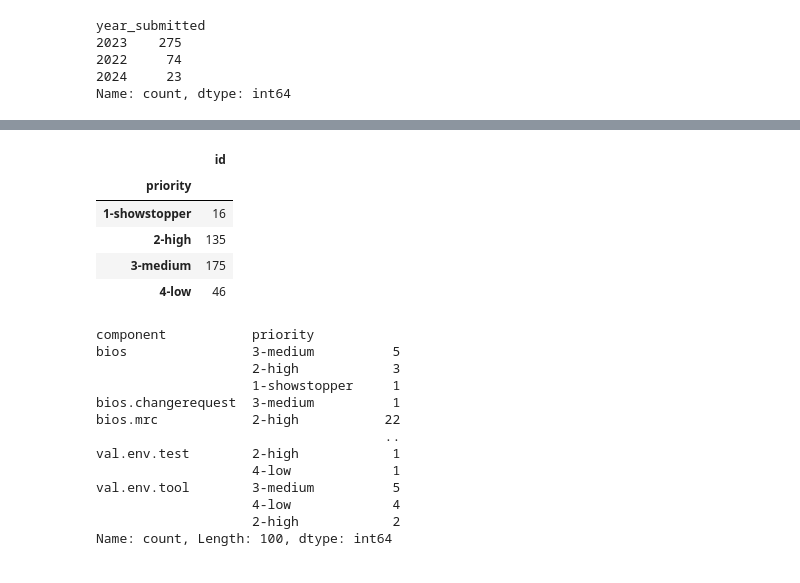
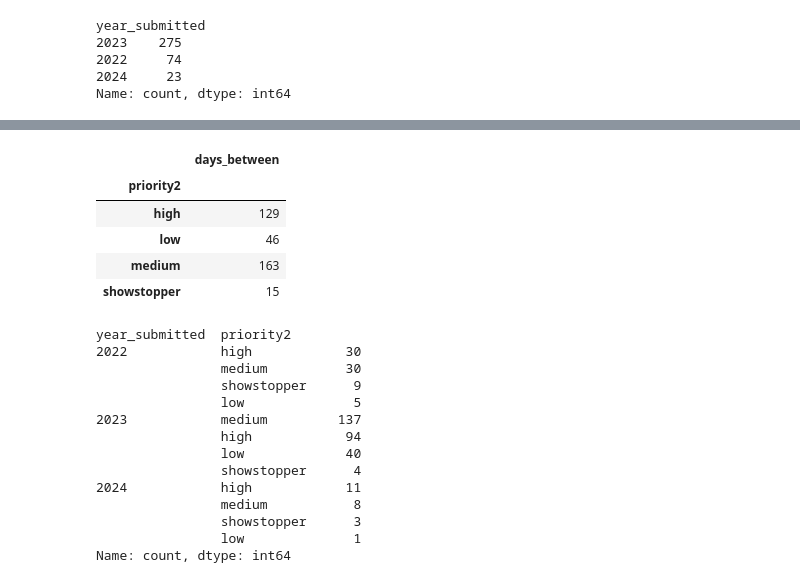
Before and after one commit to oscarhernandezmartinez/AI_WORKSHOP, a Jupyter notebook: EMR_AI_WORKSHOP.ipynb, the cells around one changed output, grey strips where cells are left out. Cells and saved outputs as stored; diff of their text form; code cells hidden in the pictures.

```diff
--- a/EMR_AI_WORKSHOP.ipynb
+++ b/EMR_AI_WORKSHOP.ipynb
@@ -228,7 +225,8 @@ submitted_date2         0
 dtype: int64
 # %%
 #### WE USE DROP TO SELECT ONLY THE COLUMNS THAT WE NEED
-emr_data1.drop(columns=['status_reason','submitted_date','closed_date','release','priority'])
+emr_new=emr_data1.drop(columns=['status_reason','submitted_date','closed_date','release','priority'])
+emr_new
 # %% [output]
 |  | id | updated_date | component | family | title | owner | sighting.conclusion | sighting.team_found | ... |
 | 0 | 14018151333 | 19/12/2022 03:10 | hw.power | Emerald Rapids-SP-XNC Die | [EMR] EMR system Throttles due to... | adabney | hw.bug | ptp | ... |
@@ -246,3 +244,3 @@ emr_data1.drop(columns=['status_reason','submitted_date','closed_date','release'
 # %%
-emr_data1['year_submitted']=emr_data1["submitted_date2"].dt.year
+emr_new['year_submitted']=emr_new["submitted_date2"].dt.year
 # %%
@@ -271,7 +269,9 @@ year_submitted
 Name: count, dtype: int64
 # %%
 #### CALCULATE DAYS BETWEEN SUBMITTED DATE AND CLOSE DATE
-emr_data1['days_between'] = (emr_data1['closed_date2'] -emr_data1['submitted_date2']).dt.days
-emr_data1
+emr_new['days_between'] = (emr_new['closed_date2'] -emr_new['submitted_date2']).dt.days
+emr_new['days_between'] = emr_new['days_between'].astype('Int64')
+emr_new['year_submitted'] = emr_new['year_submitted'].astype('Int64')
+emr_new
 #emr_data1= emr_data1['days_between'].round()
 # %% [output]
@@ -308,27 +419,32 @@ emr_data1.sort_values("days_between",ascending=False).head(10)
 # %%
-#emr_data2=emr_data1.groupby(["id"])["priority"].value_counts().head(30)
-emr_data1[["id","priority"]].groupby("priority").count()
+#### QTY BY DAYS AND PRIORITY (TOTAL=353)
+
+emr_new[["days_between","priority2"]].groupby("priority2").count()
 # %% [output]
-|  | id |
-| priority |  |
-| 1-showstopper | 16 |
-| 2-high | 135 |
-| 3-medium | 175 |
-| 4-low | 46 |
+|  | days_between |
+| priority2 |  |
+| high | 129 |
+| low | 46 |
+| medium | 163 |
+| showstopper | 15 |
 # %%
-emr_data1.groupby(["component"])["priority"].value_counts()
+
+#### QTY BY YEAR, PRIORITY (TOTAL=372)
+
+emr_new.groupby(["year_submitted"])["priority2"].value_counts()
 # %% [output]
-component           priority
-bios                3-medium          5
-                    2-high            3
-                    1-showstopper     1
-bios.changerequest  3-medium          1
-bios.mrc            2-high           22
-                                     ..
-val.env.test        2-high            1
-                    4-low             1
-val.env.tool        3-medium          5
-                    4-low             4
-                    2-high            2
-Name: count, Length: 100, dtype: int64
+year_submitted  priority2
+2022            high            30
+                medium          30
+                showstopper      9
+                low              5
+2023            medium         137
+                high            94
+                low             40
+                showstopper      4
+2024            high            11
+                medium           8
+                showstopper      3
+                low              1
+Name: count, dtype: int64
 # %%
```
Also changed, not shown: parts of 14 cells of this notebook.
